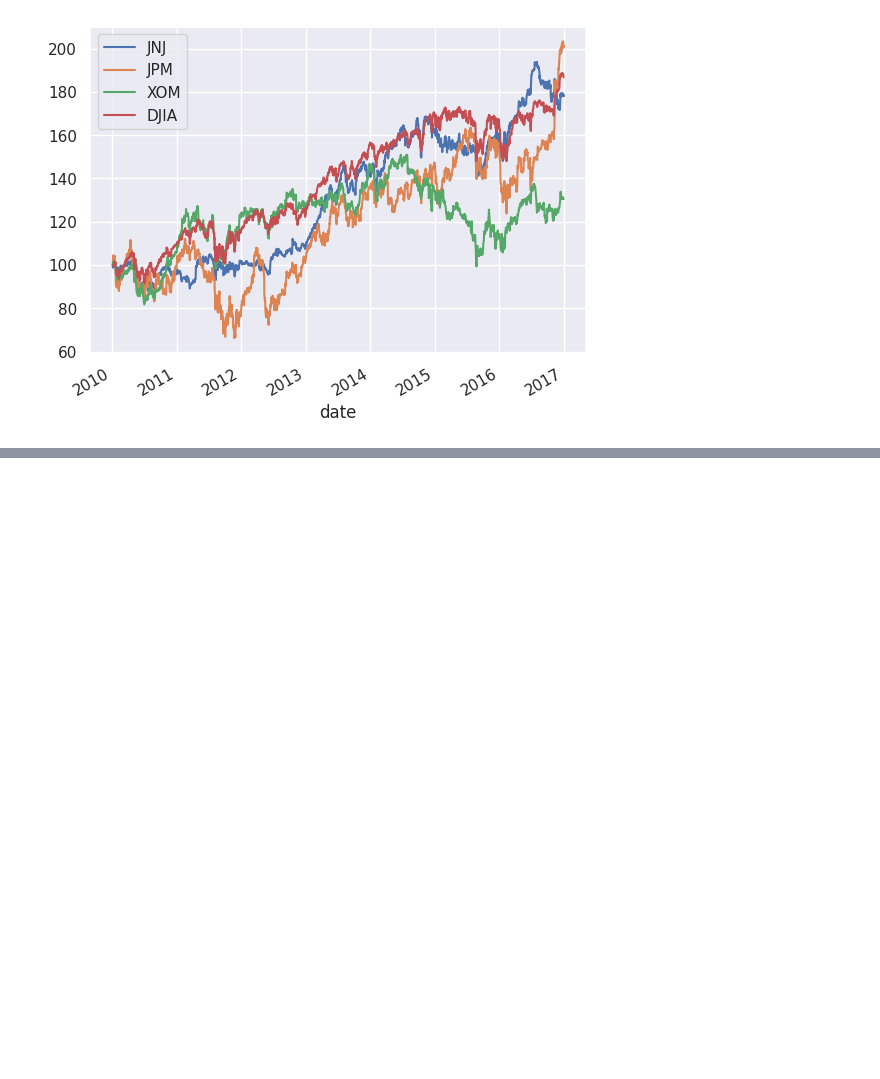
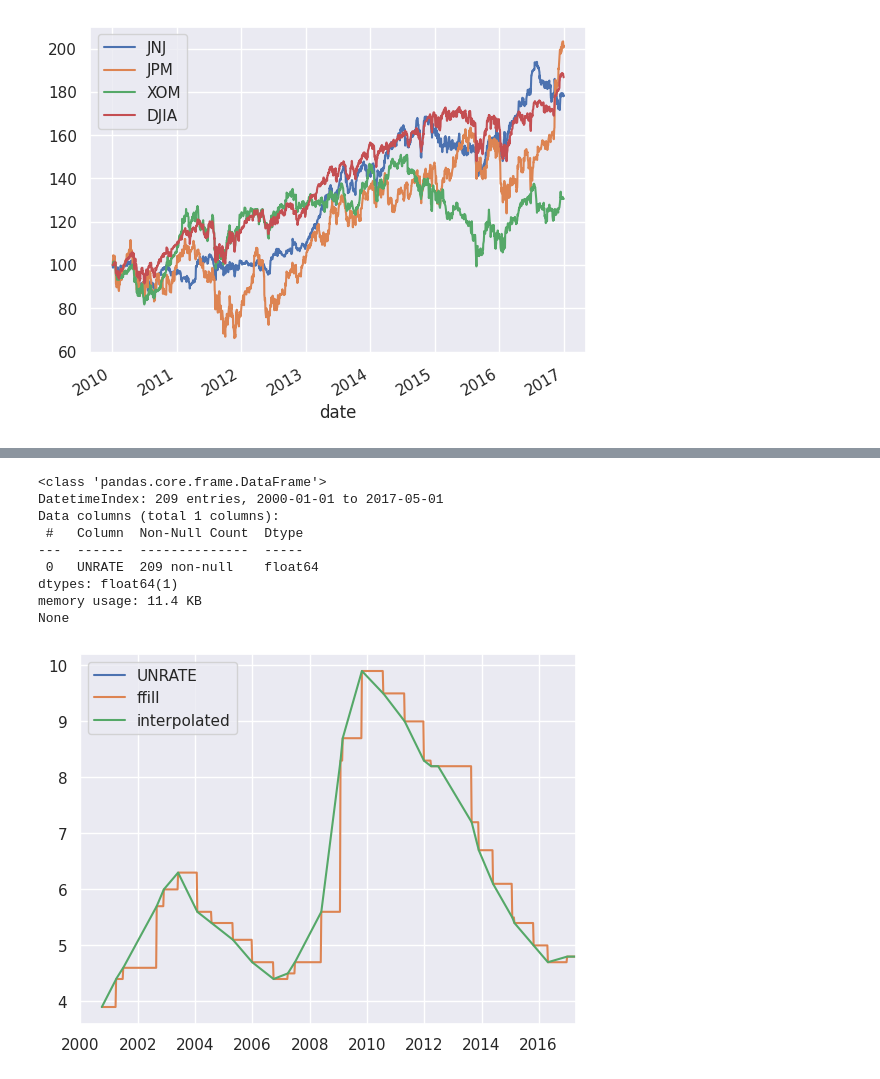
Before and after one commit to MeghanGH/time-series-with-python, a Jupyter notebook: Manipulating_time_series_data_in_python.ipynb, the cells around one changed output, grey strips where cells are left out. Drawn from its saved outputs; the diff is of its cells as text; code cells hidden in the pictures; blank space fills up the shorter version.

```diff
--- a/Manipulating_time_series_data_in_python.ipynb
+++ b/Manipulating_time_series_data_in_python.ipynb
@@ -410,0 +557,6 @@ None
+# %%
+unrate_2000_csv = '/content/drive/My Drive/Colab Notebooks/Time-Series-with-Python/stock_data/unrate_2000.csv'
+unrate = pd.read_csv(unrate_2000_csv, parse_dates=['date'], index_col='date')
+print(unrate.index.name)
+print(unrate.head())
+unrate.info()
@@ -410,0 +590,29 @@ None
+# %%
+# Inspect data here
+monthly = unrate
+print(monthly.info())
+
+# Create weekly dates
+weekly_dates = pd.date_range(monthly.index.min(), monthly.index.max(), freq='W')
+
+# Reindex monthly to weekly data
+weekly = monthly.reindex(weekly_dates)
+
+# Create ffill and interpolated columns
+weekly['ffill'] = weekly.UNRATE.ffill()
+weekly['interpolated'] = weekly.UNRATE.interpolate()
+
+# Plot weekly
+weekly.plot()
+plt.show()
+# %% [output]
+<class 'pandas.core.frame.DataFrame'>
+DatetimeIndex: 209 entries, 2000-01-01 to 2017-05-01
+Data columns (total 1 columns):
+ #   Column  Non-Null Count  Dtype
+---  ------  --------------  -----
+ 0   UNRATE  209 non-null    float64
+dtypes: float64(1)
+memory usage: 11.4 KB
+None
+[figure, added]
```
Also changed, not shown: parts of 13 cells of this notebook.
